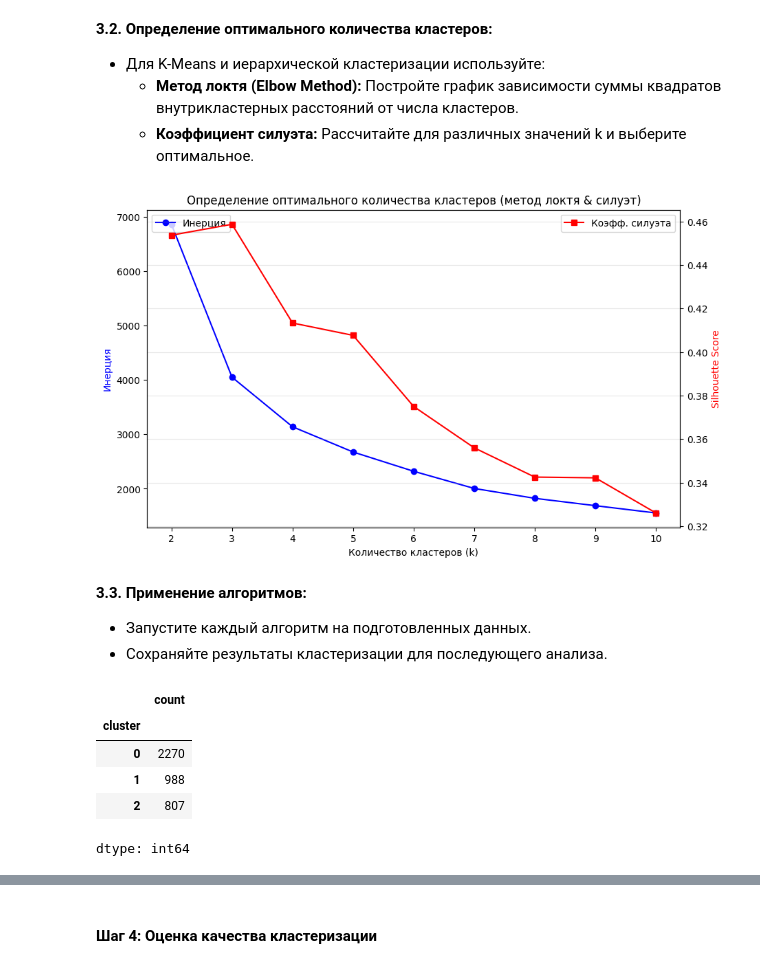
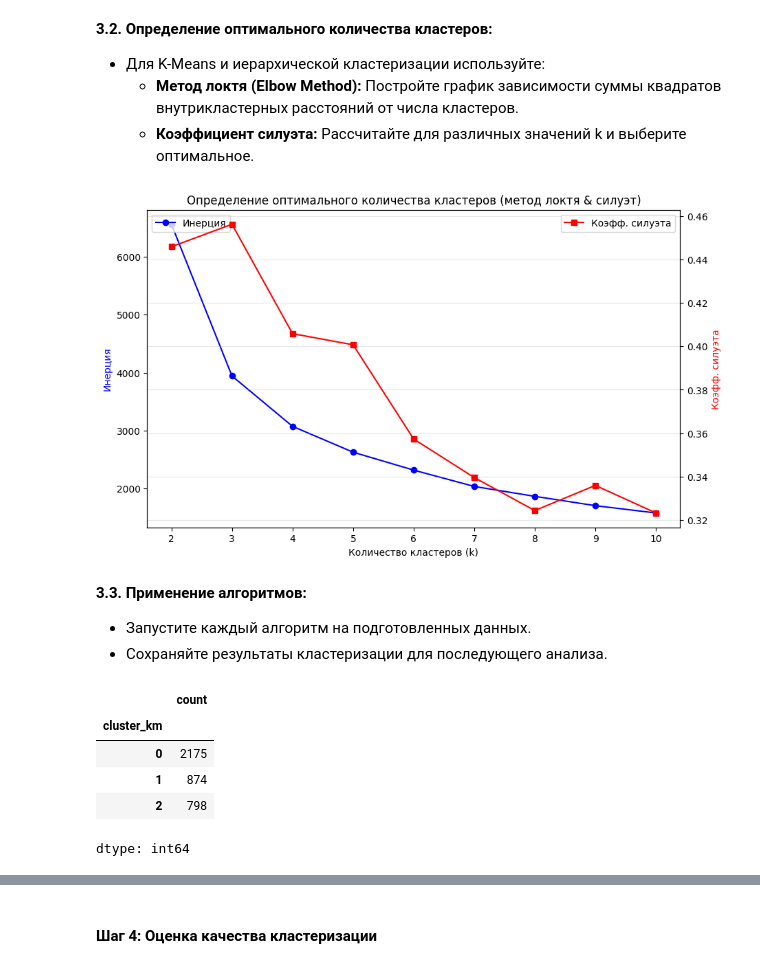
Before and after one commit to GDVevo/ml_uni, a Jupyter notebook: Практическая_работа_№11_Анализ_и_сегментация_клиентов_с_помощью_алгоритмов_кластеризации.ipynb, the cells around one changed output, grey strips where cells are left out. Cells and saved outputs as stored; diff of their text form; code cells hidden in the pictures.

```diff
--- a/Практическая_работа_№11_Анализ_и_сегментация_клиентов_с_помощью_алгоритмов_кластеризации.ipynb
+++ b/Практическая_работа_№11_Анализ_и_сегментация_клиентов_с_помощью_алгоритмов_кластеризации.ipynb
@@ -331,12 +330,14 @@ fig.show()
 # %% [output]
 [interactive output not drawn]
 # %%
-# 1) Определяем 95-е квантили для Monetary и Frequency
+# 1) Определяем 95 перцентили (0,95-е квантили) для Monetary и Frequency
 h_cap_monetary = rfm_table["Monetary"].quantile(0.95)
 h_cap_frequency = rfm_table["Frequency"].quantile(0.95)
+h_cap_recency = rfm_table["Recency"].quantile(0.95)
 
 # 2) Отбираем выбросы
 outliers = rfm_table[
+    (rfm_table["Recency"] > h_cap_recency) |
     (rfm_table["Monetary"] > h_cap_monetary) |
     (rfm_table["Frequency"] > h_cap_frequency)
 ]
@@ -415,36 +416,35 @@ X_scaled = scaler.fit_transform(rfm_table_cleaned[features])
 # %%
 # 3.2
 from sklearn.cluster import KMeans
-from sklearn.metrics import silhouette_score, davies_bouldin_score, calinski_harabasz_score
 
 wcss = []
 silhouettes = []
 k_range = range(2, 11)
 
 for k in k_range:
     kmeans = KMeans(n_clusters=k, random_state=42, n_init=10)
     labels = kmeans.fit_predict(X_scaled)
     wcss.append(kmeans.inertia_)
     silhouettes.append(silhouette_score(X_scaled, labels))
 
 fig, ax1 = plt.subplots(figsize=(10, 6))
 ax2 = ax1.twinx()
 ax1.plot(k_range, wcss, 'b-o', label='Инерция')
 ax2.plot(k_range, silhouettes, 'r-s', label='Коэфф. силуэта')
 ax1.set_xlabel('Количество кластеров (k)')
 ax1.set_ylabel('Инерция', color='b')
-ax2.set_ylabel('Silhouette Score', color='r')
+ax2.set_ylabel('Коэфф. силуэта', color='r')
 plt.title('Определение оптимального количества кластеров (метод локтя & силуэт)')
 ax1.legend(loc='upper left')
 ax2.legend(loc='upper right')
 plt.grid(True, alpha=0.3)
 plt.show()
 
 # на графике видно, что значения убывают после k=3 или k=4, однако коэфф. силуэта достигается максимума на k=3.
 # Для дальнейших шагов выберем k = 3.
 optimal_k = 3
 # %% [output]
-[figure, old version]
+[figure, new version]
 # %% [markdown]
 **3.3. Применение алгоритмов:**
 
@@ -453,13 +453,13 @@ optimal_k = 3
 # %%
 # 3.3
 kmeans = KMeans(n_clusters=optimal_k, random_state=42, n_init=10)
-rfm_table_cleaned['cluster'] = kmeans.fit_predict(X_scaled)
+rfm_table_cleaned['cluster_km'] = kmeans.fit_predict(X_scaled)
 
-rfm_table_cleaned['cluster'].value_counts().sort_index()
+rfm_table_cleaned['cluster_km'].value_counts().sort_index()
 # %% [output]
 |  | count |
-| cluster |  |
-| 0 | 2270 |
-| 1 | 988 |
-| 2 | 807 |
+| cluster_km |  |
+| 0 | 2175 |
+| 1 | 874 |
+| 2 | 798 |
 dtype: int64
```
Also changed, not shown: parts of 23 cells of this notebook.
